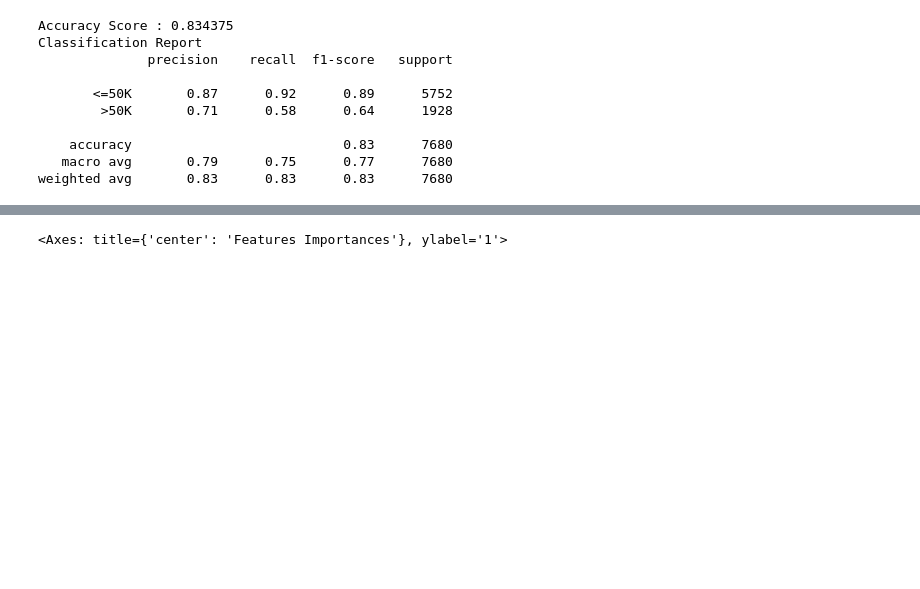
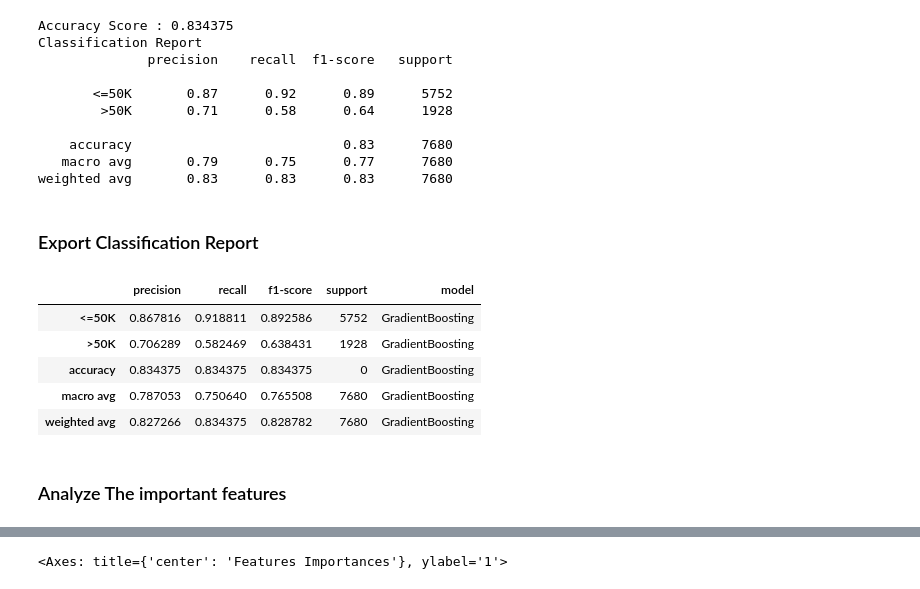
Before and after one commit to dmartinj12/Census_Inequality, a Jupyter notebook: Chris/GradientBoosting.ipynb, the cells around one changed output, grey strips where cells are left out. Saved outputs shown, nothing was run; the diff lists cells and outputs as text; code cells hidden in the pictures; blank space fills up the shorter version.

Commit message:
Export Classification Report feature

```diff
--- a/Chris/GradientBoosting.ipynb
+++ b/Chris/GradientBoosting.ipynb
@@ -137,6 +137,32 @@ Classification Report
     accuracy                           0.83      7680
    macro avg       0.79      0.75      0.77      7680
 weighted avg       0.83      0.83      0.83      7680
+# %% [markdown]
+### Export Classification Report
+# %%
+import csv
+
+def classificationReportToPanda(report, model):
+    file = f'../Data/classification_report_{model}.csv'
+    df = pd.DataFrame(report).transpose()
+    df['model'] = model
+    df['model'] = df['model'].astype('string')
+    df['support'] = df['support'].astype('int64')
+    df.to_csv(file, index_label='class', quoting=csv.QUOTE_ALL)
+    display(df)
+
+report = classification_report(y_test, predictions, output_dict=True)
+
+classificationReportToPanda(report, 'GradientBoosting')
+# %% [output]
+|  | precision | recall | f1-score | support | model |
+| <=50K | 0.867816 | 0.918811 | 0.892586 | 5752 | GradientBoosting |
+| >50K | 0.706289 | 0.582469 | 0.638431 | 1928 | GradientBoosting |
+| accuracy | 0.834375 | 0.834375 | 0.834375 | 0 | GradientBoosting |
+| macro avg | 0.787053 | 0.750640 | 0.765508 | 7680 | GradientBoosting |
+| weighted avg | 0.827266 | 0.834375 | 0.828782 | 7680 | GradientBoosting |
+# %% [markdown]
+### Analyze The important features
 # %%
 # Gradient Boosting in sklearn will automatically calculate feature importance
 importances = gb_model.feature_importances_
```
Also changed, not shown: parts of 2 cells of this notebook, 7 other files.
